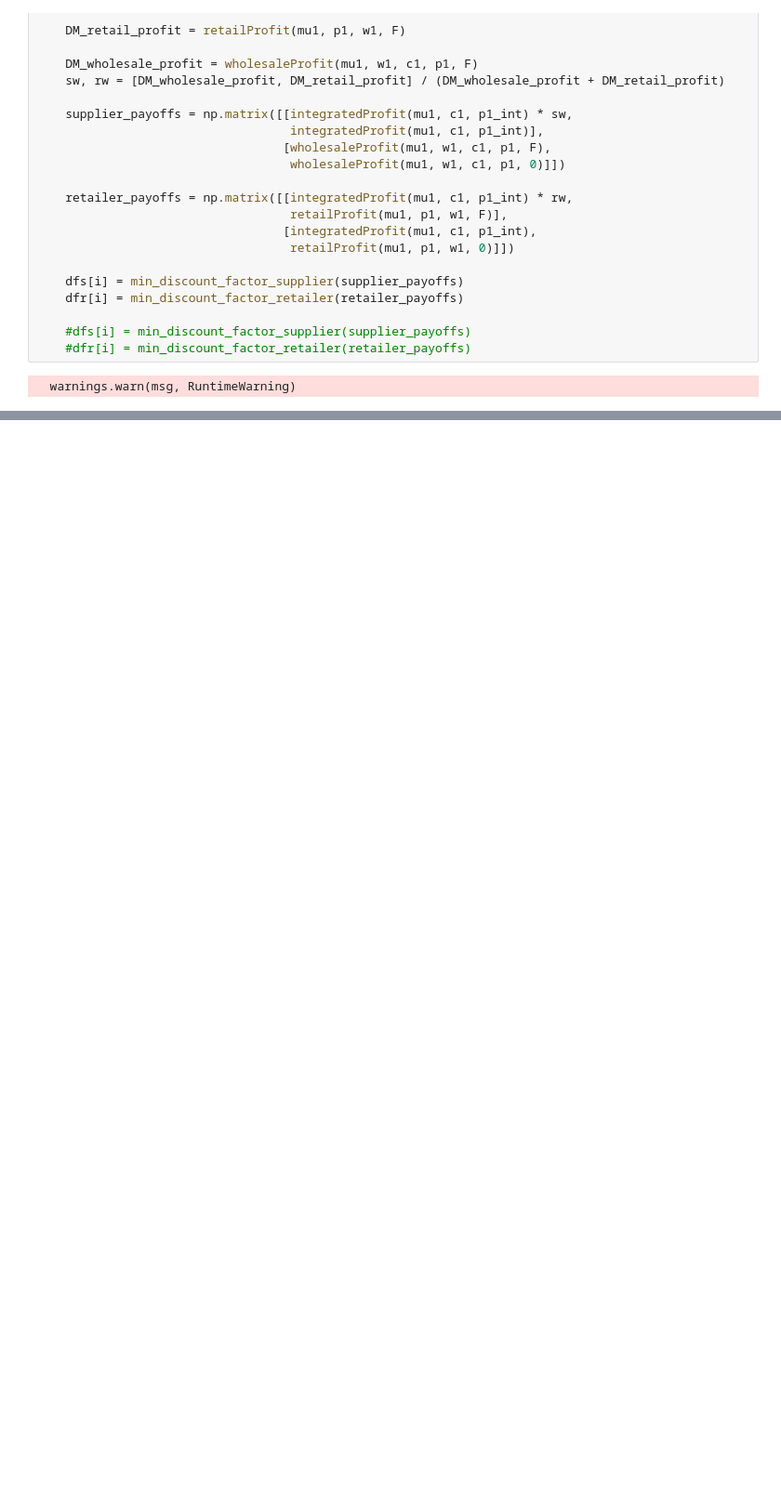
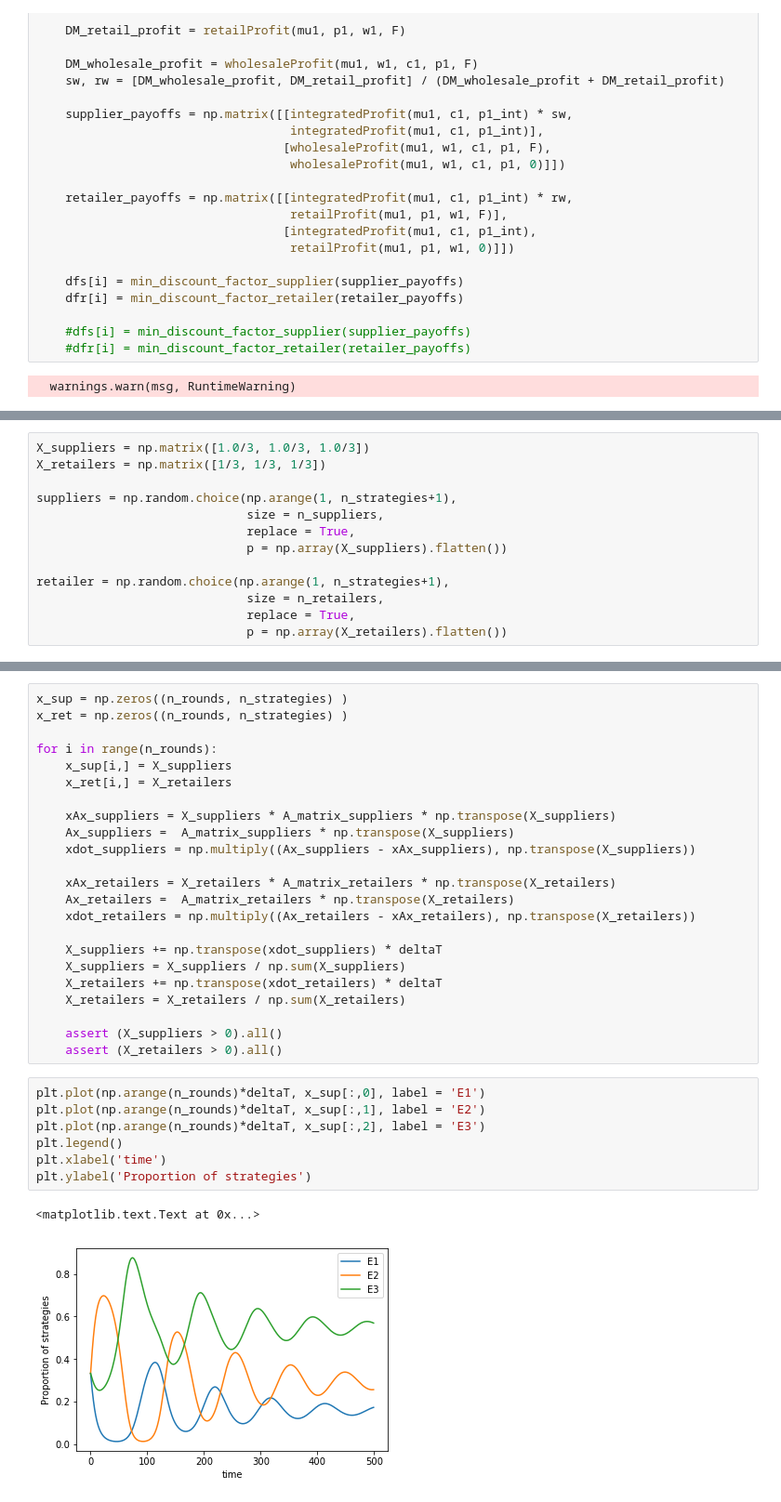
Before and after one commit to delphinevendryes/cs136-project, a Jupyter notebook: CS136-project.ipynb, the cells around one changed output, grey strips where cells are left out. Shown at 93% size. Saved outputs shown, nothing was run; the diff lists cells and outputs as text; blank space fills up the shorter version.

```diff
--- a/CS136-project.ipynb
+++ b/CS136-project.ipynb
@@ -683,0 +1039,13 @@ for i in range(nrounds):
+# %%
+X_suppliers = np.matrix([1.0/3, 1.0/3, 1.0/3])
+X_retailers = np.matrix([1/3, 1/3, 1/3])
+
+suppliers = np.random.choice(np.arange(1, n_strategies+1),
+                             size = n_suppliers,
+                             replace = True,
+                             p = np.array(X_suppliers).flatten())
+
+retailer = np.random.choice(np.arange(1, n_strategies+1),
+                             size = n_retailers,
+                             replace = True,
+                             p = np.array(X_retailers).flatten())
@@ -683,0 +1058,33 @@ for i in range(nrounds):
+# %%
+x_sup = np.zeros((n_rounds, n_strategies) )
+x_ret = np.zeros((n_rounds, n_strategies) )
+
+for i in range(n_rounds):
+    x_sup[i,] = X_suppliers
+    x_ret[i,] = X_retailers
+
+    xAx_suppliers = X_suppliers * A_matrix_suppliers * np.transpose(X_suppliers)
+    Ax_suppliers =  A_matrix_suppliers * np.transpose(X_suppliers)
+    xdot_suppliers = np.multiply((Ax_suppliers - xAx_suppliers), np.transpose(X_suppliers))
+
+    xAx_retailers = X_retailers * A_matrix_retailers * np.transpose(X_retailers)
+    Ax_retailers =  A_matrix_retailers * np.transpose(X_retailers)
+    xdot_retailers = np.multiply((Ax_retailers - xAx_retailers), np.transpose(X_retailers))
+
+    X_suppliers += np.transpose(xdot_suppliers) * deltaT
+    X_suppliers = X_suppliers / np.sum(X_suppliers)
+    X_retailers += np.transpose(xdot_retailers) * deltaT
+    X_retailers = X_retailers / np.sum(X_retailers)
+
+    assert (X_suppliers > 0).all()
+    assert (X_retailers > 0).all()
+# %%
+plt.plot(np.arange(n_rounds)*deltaT, x_sup[:,0], label = 'E1')
+plt.plot(np.arange(n_rounds)*deltaT, x_sup[:,1], label = 'E2')
+plt.plot(np.arange(n_rounds)*deltaT, x_sup[:,2], label = 'E3')
+plt.legend()
+plt.xlabel('time')
+plt.ylabel('Proportion of strategies')
+# %% [output]
+<matplotlib.text.Text at 0x...>
+[figure, added]
```
Also changed, not shown: parts of 30 cells of this notebook, 1 other file.
